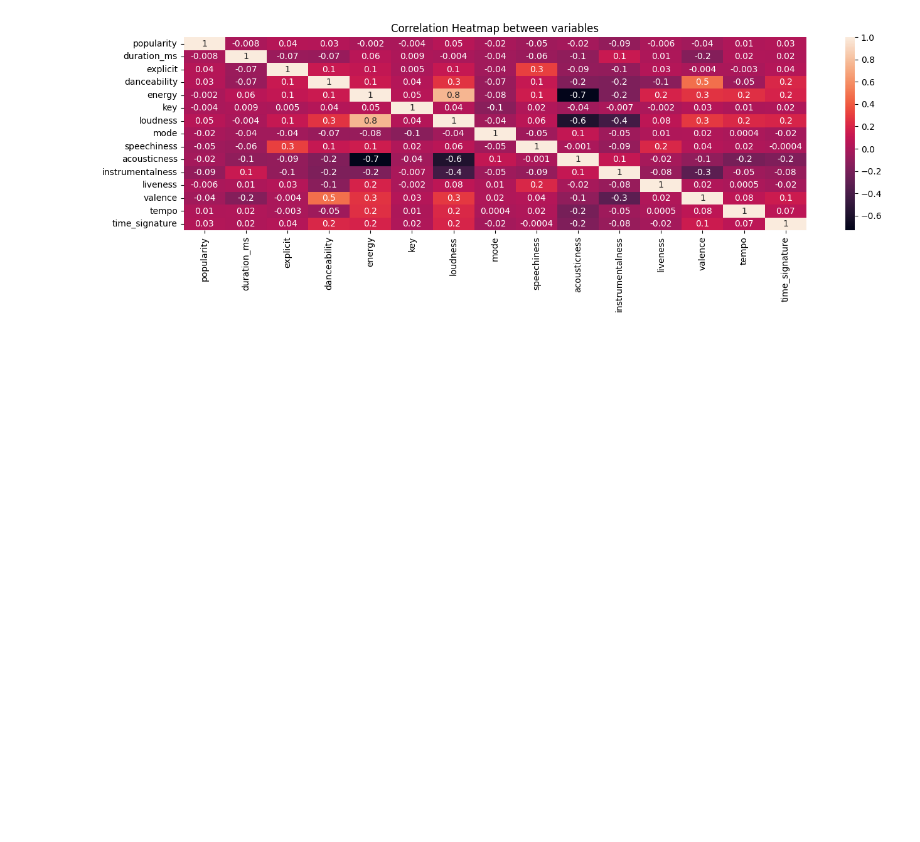
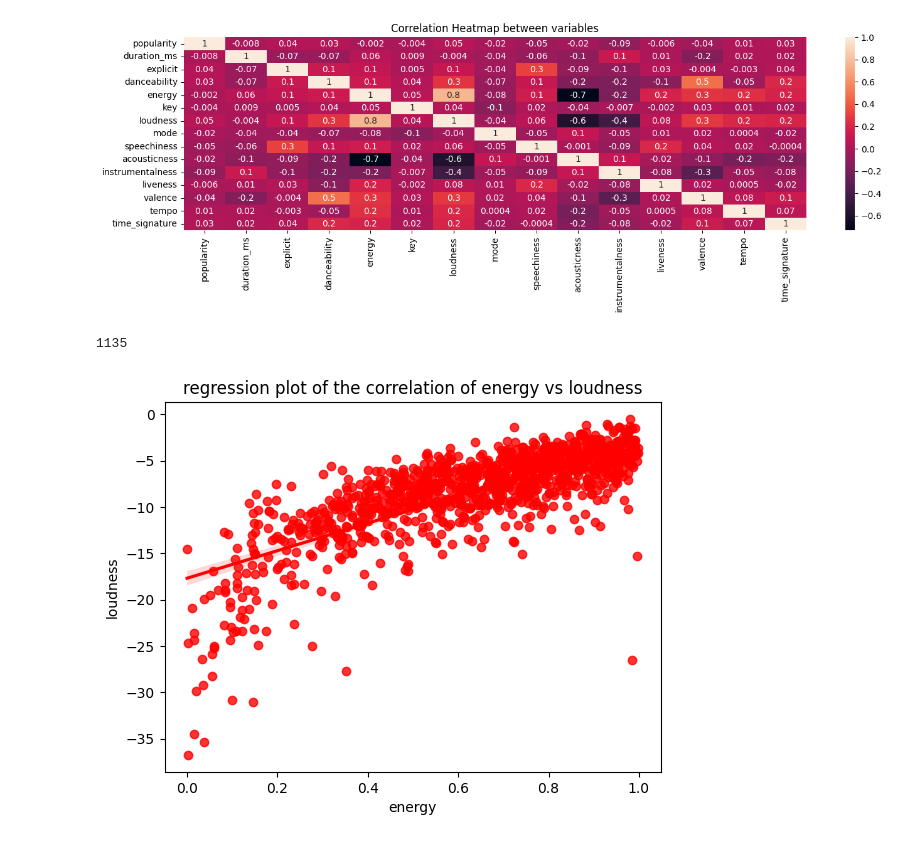
Before and after one commit to FacundoCardozo5/Nuevo-repo, a Jupyter notebook: notebooks/spoti.ipynb, the cells around one changed output. Saved outputs shown, nothing was run; the diff lists cells and outputs as text; code cells hidden in the pictures; blank space fills up the shorter version.

```diff
--- a/notebooks/spoti.ipynb
+++ b/notebooks/spoti.ipynb
@@ -210,3 +210,14 @@ plt.title("Correlation Heatmap between variables")
 plt.show()
 # %% [output]
 [figure]
+# %%
+sample = df.sample(int(0.01 * len(df)))
+len(sample)
+# %% [output]
+1135
+# %%
+sns.regplot(data=sample, y="loudness", x="energy", color="r")
+plt.title("regression plot of the correlation of energy vs loudness")
+plt.show()
+# %% [output]
+[figure, added]
```
